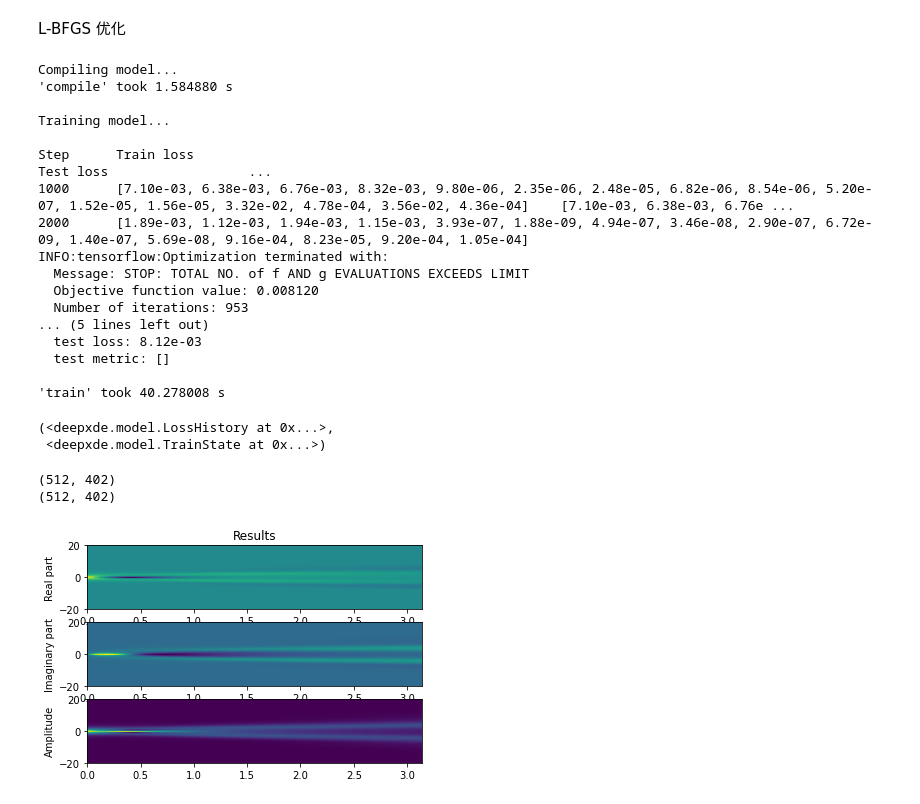
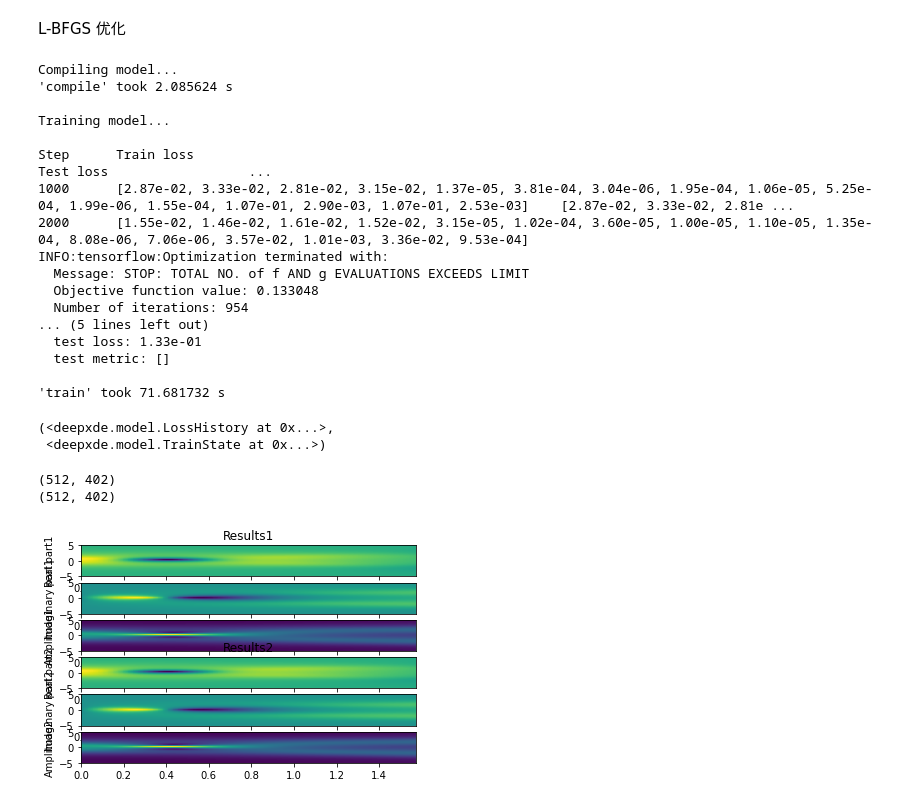
Before and after one commit to sk-yang666/PINN-on-NLS, a Jupyter notebook: 2.ipynb, the cells around one changed output. Cells and saved outputs as stored; diff of their text form; code cells hidden in the pictures.

```diff
--- a/2.ipynb
+++ b/2.ipynb
@@ -26,9 +18,9 @@ D:\anaconda\python.exe
 # %%
 #周期性边界条件
-x_lower = -20
-x_upper = 20
+x_lower = -5
+x_upper = 5
 t_lower = 0
-t_upper = np.pi
+t_upper = np.pi/2
 
 # 创建 2D 域（用于绘图和输入）
 x = np.linspace(x_lower, x_upper, 512)
@@ -199,71 +188,102 @@ model.compile("L-BFGS")
 model.train()
 # %% [output]
 Compiling model...
-'compile' took 1.584880 s
+'compile' took 2.085624 s
 
 Training model...
 
 Step      Train loss                                                                                                                                                          Test loss                  ...
-1000      [7.10e-03, 6.38e-03, 6.76e-03, 8.32e-03, 9.80e-06, 2.35e-06, 2.48e-05, 6.82e-06, 8.54e-06, 5.20e-07, 1.52e-05, 1.56e-05, 3.32e-02, 4.78e-04, 3.56e-02, 4.36e-04]    [7.10e-03, 6.38e-03, 6.76e ...
-2000      [1.89e-03, 1.12e-03, 1.94e-03, 1.15e-03, 3.93e-07, 1.88e-09, 4.94e-07, 3.46e-08, 2.90e-07, 6.72e-09, 1.40e-07, 5.69e-08, 9.16e-04, 8.23e-05, 9.20e-04, 1.05e-04]
+1000      [2.87e-02, 3.33e-02, 2.81e-02, 3.15e-02, 1.37e-05, 3.81e-04, 3.04e-06, 1.95e-04, 1.06e-05, 5.25e-04, 1.99e-06, 1.55e-04, 1.07e-01, 2.90e-03, 1.07e-01, 2.53e-03]    [2.87e-02, 3.33e-02, 2.81e ...
+2000      [1.55e-02, 1.46e-02, 1.61e-02, 1.52e-02, 3.15e-05, 1.02e-04, 3.60e-05, 1.00e-05, 1.10e-05, 1.35e-04, 8.08e-06, 7.06e-06, 3.57e-02, 1.01e-03, 3.36e-02, 9.53e-04]
 INFO:tensorflow:Optimization terminated with:
   Message: STOP: TOTAL NO. of f AND g EVALUATIONS EXCEEDS LIMIT
-  Objective function value: 0.008120
-  Number of iterations: 953
+  Objective function value: 0.133048
+  Number of iterations: 954
 ... (5 lines left out)
-  test loss: 8.12e-03
+  test loss: 1.33e-01
   test metric: []
 
-'train' took 40.278008 s
+'train' took 71.681732 s
 (<deepxde.model.LossHistory at 0x...>,
  <deepxde.model.TrainState at 0x...>)
 # %%
 # 做预测
 prediction = model.predict(X_star, operator=None)
 
-u = griddata(X_star, prediction[:, 0], (X, T), method="cubic")
-v = griddata(X_star, prediction[:, 1], (X, T), method="cubic")
+u1 = griddata(X_star, prediction[:, 0], (X, T), method="cubic")
+v1 = griddata(X_star, prediction[:, 1], (X, T), method="cubic")
+u2 = griddata(X_star, prediction[:, 0], (X, T), method="cubic")
+v2 = griddata(X_star, prediction[:, 1], (X, T), method="cubic")
 
-h = np.sqrt(u ** 2 + v ** 2)
+
+h1 = np.sqrt(u ** 2 + v ** 2)
+h2=np.sqrt(u**2+v**2)
 
 print(u.T.shape)
 print(v.T.shape)
 
 
 # 绘制预测
-fig, ax = plt.subplots(3)
+fig, ax = plt.subplots(6)
 
-ax[0].set_title("Results")
-ax[0].set_ylabel("Real part")
+ax[0].set_title("Results1")
+ax[0].set_ylabel("Real part1")
 ax[0].imshow(
     u.T,
     interpolation="nearest", #插值
     cmap="viridis", #色彩图
     extent=[t_lower, t_upper, x_lower, x_upper], #极值
     origin="lower",
     aspect="auto",
 )
-ax[1].set_ylabel("Imaginary part")
+ax[1].set_ylabel("Imaginary part1")
 ax[1].imshow(
     v.T,
     interpolation="nearest",
     cmap="viridis",
     extent=[t_lower, t_upper, x_lower, x_upper],
     origin="lower",
     aspect="auto",
 )
-ax[2].set_ylabel("Amplitude")
+ax[2].set_ylabel("Amplitude1")
 ax[2].imshow(
     h.T,
     interpolation="nearest",
     cmap="viridis",
     extent=[t_lower, t_upper, x_lower, x_upper],
     origin="lower",
     aspect="auto",
 )
-
+ax[3].set_title("Results2")
+ax[3].set_ylabel("Real part2")
+ax[3].imshow(
+    u.T,
+    interpolation="nearest", #插值
+    cmap="viridis", #色彩图
+    extent=[t_lower, t_upper, x_lower, x_upper], #极值
+    origin="lower",
+    aspect="auto",
+)
+ax[4].set_ylabel("Imaginary part2")
+ax[4].imshow(
+    v.T,
+    interpolation="nearest",
+    cmap="viridis",
+    extent=[t_lower, t_upper, x_lower, x_upper],
+    origin="lower",
+    aspect="auto",
+)
+ax[5].set_ylabel("Amplitude2")
+ax[5].imshow(
+    h.T,
+    interpolation="nearest",
+    cmap="viridis",
+    extent=[t_lower, t_upper, x_lower, x_upper],
+    origin="lower",
+    aspect="auto",
+)
 plt.show()
 # %% [output]
 (512, 402)
 (512, 402)
-[figure, old version]
+[figure, new version]
```
Also changed, not shown: parts of 2 cells of this notebook.
